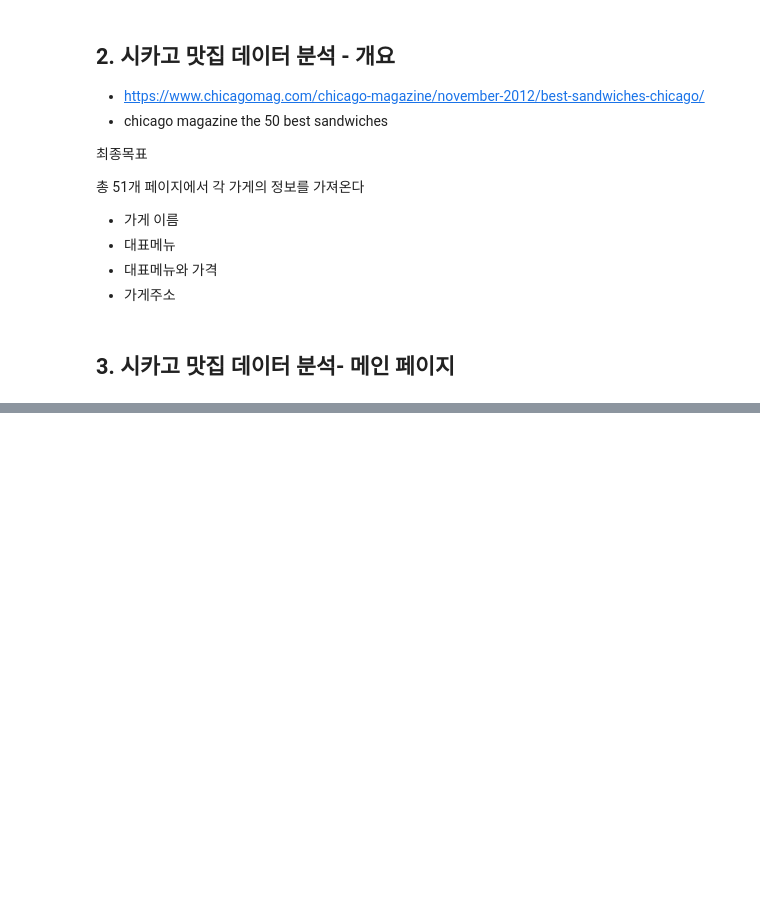
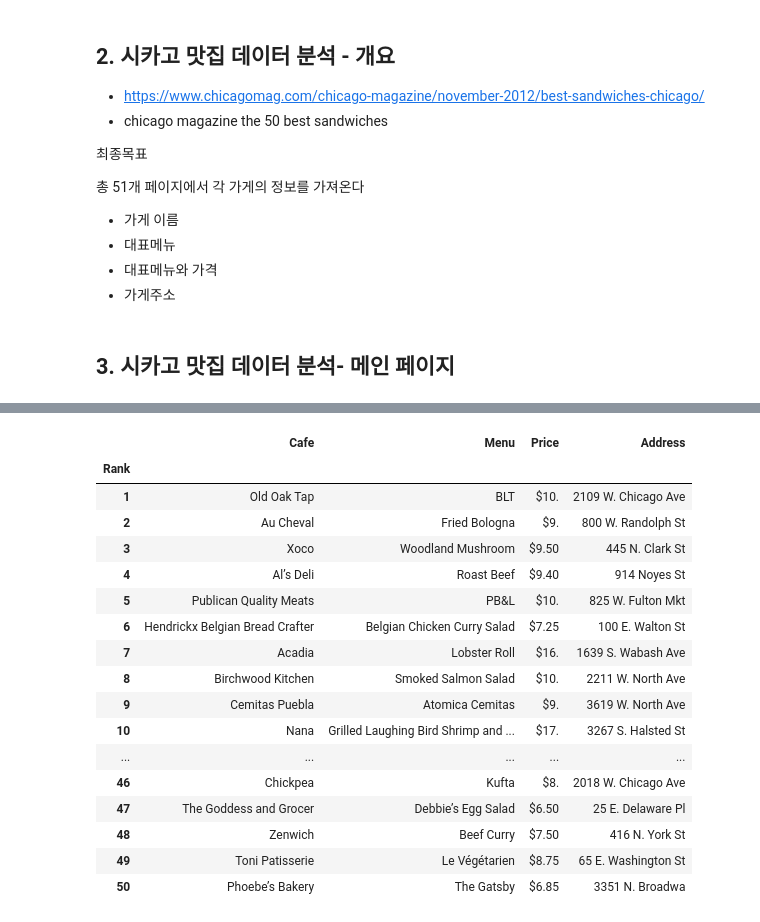
Before and after one commit to wlstmd1004v/Data_Practice, a Jupyter notebook: Web_Data.ipynb, the cells around one changed output, grey strips where cells are left out. Drawn from its saved outputs; the diff is of its cells as text; code cells hidden in the pictures; blank space fills up the shorter version.

```diff
--- a/Web_Data.ipynb
+++ b/Web_Data.ipynb
@@ -412,0 +731,21 @@ response
+# %%
+pd.read_csv("./Web_data/03. best_sandwiches_list_chicago2.csv",index_col=0)
+# %% [output]
+|  | Cafe | Menu | Price | Address |
+| Rank |  |  |  |  |
+| 1 | Old Oak Tap | BLT | $10. | 2109 W. Chicago Ave |
+| 2 | Au Cheval | Fried Bologna | $9. | 800 W. Randolph St |
+| 3 | Xoco | Woodland Mushroom | $9.50 | 445 N. Clark St |
+| 4 | Al’s Deli | Roast Beef | $9.40 | 914 Noyes St |
+| 5 | Publican Quality Meats | PB&L | $10. | 825 W. Fulton Mkt |
+| 6 | Hendrickx Belgian Bread Crafter | Belgian Chicken Curry Salad | $7.25 | 100 E. Walton St |
+| 7 | Acadia | Lobster Roll | $16. | 1639 S. Wabash Ave |
+| 8 | Birchwood Kitchen | Smoked Salmon Salad | $10. | 2211 W. North Ave |
+| 9 | Cemitas Puebla | Atomica Cemitas | $9. | 3619 W. North Ave |
+| 10 | Nana | Grilled Laughing Bird Shrimp and ... | $17. | 3267 S. Halsted St |
+| ... | ... | ... | ... | ... |
+| 46 | Chickpea | Kufta | $8. | 2018 W. Chicago Ave |
+| 47 | The Goddess and Grocer | Debbie’s Egg Salad | $6.50 | 25 E. Delaware Pl |
+| 48 | Zenwich | Beef Curry | $7.50 | 416 N. York St |
+| 49 | Toni Patisserie | Le Végétarien | $8.75 | 65 E. Washington St |
+| 50 | Phoebe’s Bakery | The Gatsby | $6.85 | 3351 N. Broadwa |
```
Also changed, not shown: parts of 52 cells of this notebook, 2 other files.
